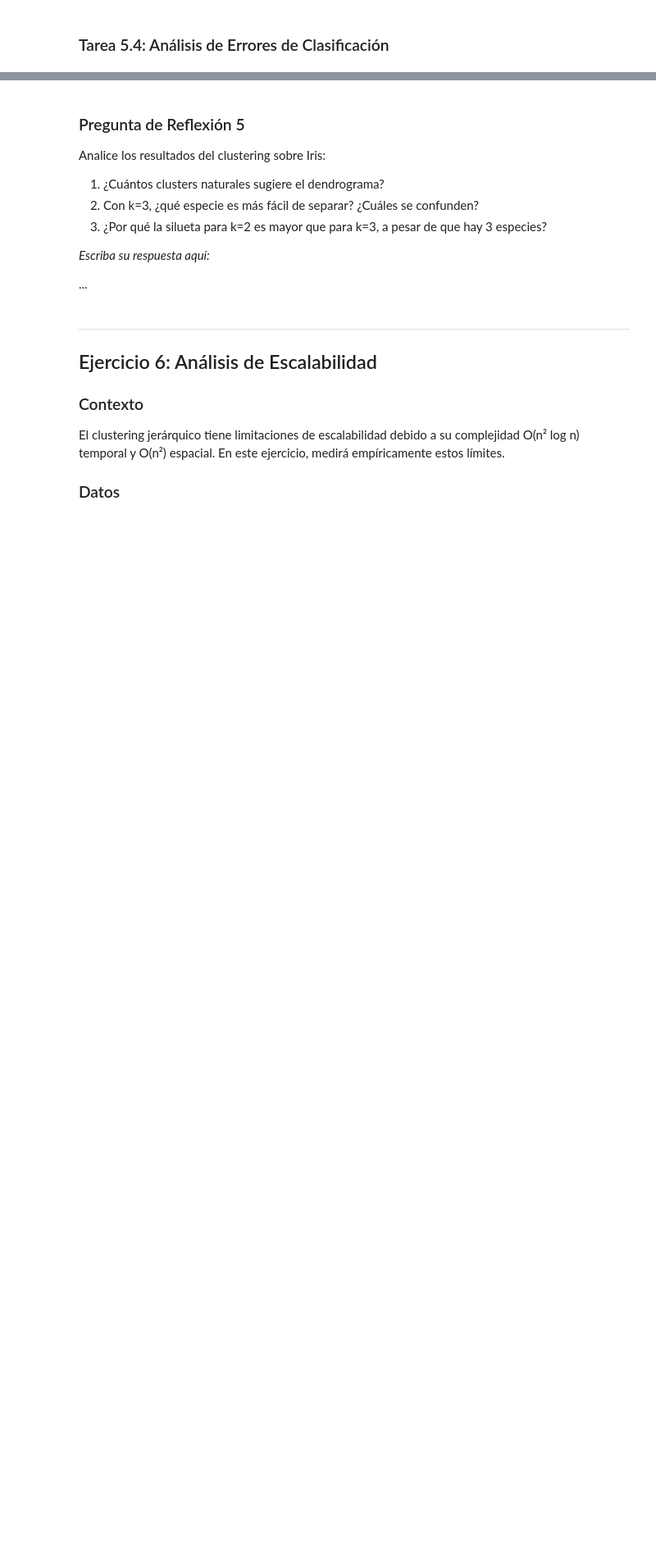
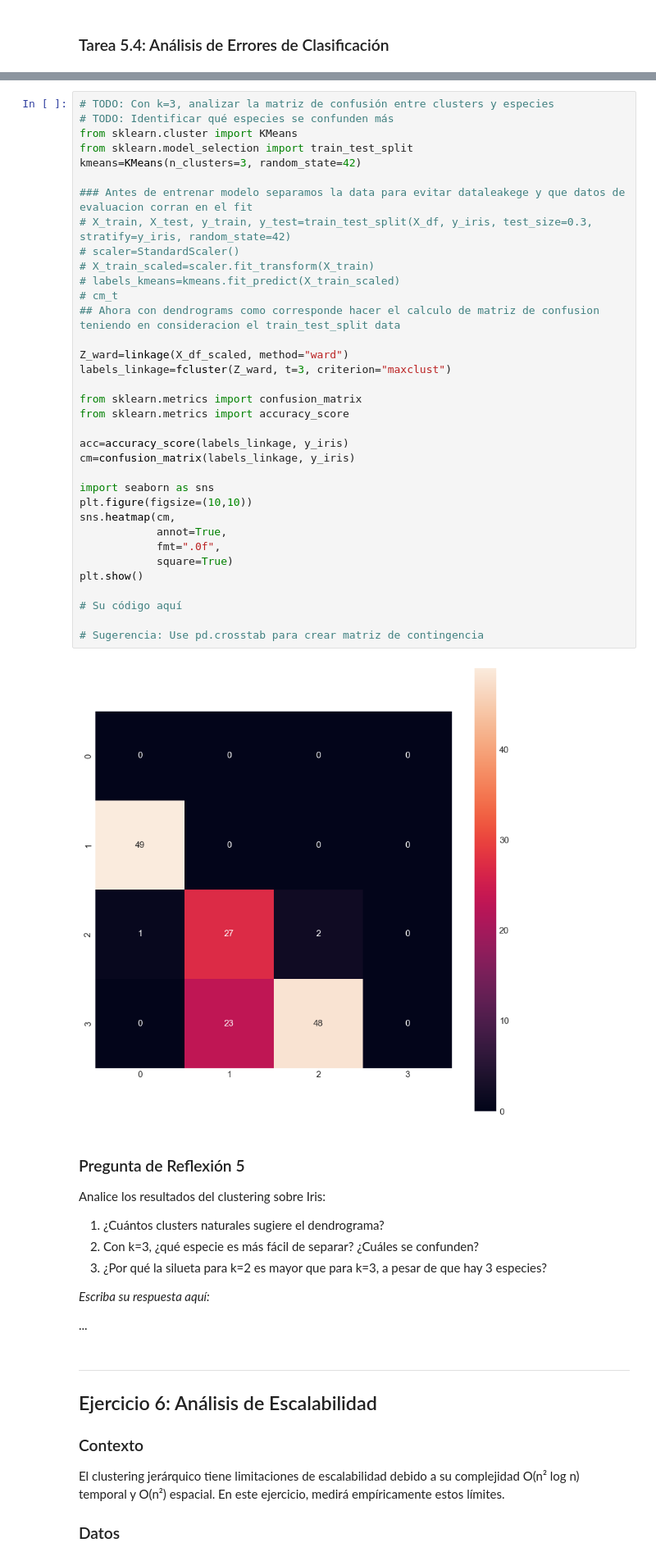
Before and after one commit to choppeb7/aprendizaje-no-supervisado, a Jupyter notebook: Notebooks_Clustering/2_Clustering_Jerarquico_Ejercicios.ipynb, the cells around one changed output, grey strips where cells are left out. Shown at 82% size. Cells and saved outputs as stored; diff of their text form; blank space fills up the shorter version.

```diff
--- a/Notebooks_Clustering/2_Clustering_Jerarquico_Ejercicios.ipynb
+++ b/Notebooks_Clustering/2_Clustering_Jerarquico_Ejercicios.ipynb
@@ -680,3 +747,40 @@ for k in [2, 3, 4]:
+# %%
+# TODO: Con k=3, analizar la matriz de confusión entre clusters y especies
+# TODO: Identificar qué especies se confunden más
+from sklearn.cluster import KMeans
+from sklearn.model_selection import train_test_split
+kmeans=KMeans(n_clusters=3, random_state=42)
+
+### Antes de entrenar modelo separamos la data para evitar dataleakege y que datos de evaluacion corran en el fit
+# X_train, X_test, y_train, y_test=train_test_split(X_df, y_iris, test_size=0.3, stratify=y_iris, random_state=42)
+# scaler=StandardScaler()
+# X_train_scaled=scaler.fit_transform(X_train)
+# labels_kmeans=kmeans.fit_predict(X_train_scaled)
+# cm_t
+## Ahora con dendrograms como corresponde hacer el calculo de matriz de confusion teniendo en consideracion el train_test_split data
+
+Z_ward=linkage(X_df_scaled, method="ward")
+labels_linkage=fcluster(Z_ward, t=3, criterion="maxclust")
+
+from sklearn.metrics import confusion_matrix
+from sklearn.metrics import accuracy_score
+
+acc=accuracy_score(labels_linkage, y_iris)
+cm=confusion_matrix(labels_linkage, y_iris)
+
+import seaborn as sns
+plt.figure(figsize=(10,10))
+sns.heatmap(cm,
+            annot=True,
+            fmt=".0f",
+            square=True)
+plt.show()
+
+# Su código aquí
+
+# Sugerencia: Use pd.crosstab para crear matriz de contingencia
+# %% [output]
+[figure, added]
 # %% [markdown]
 ### Pregunta de Reflexión 5
 
```
Also changed, not shown: parts of 10 cells of this notebook, 2 other files.
